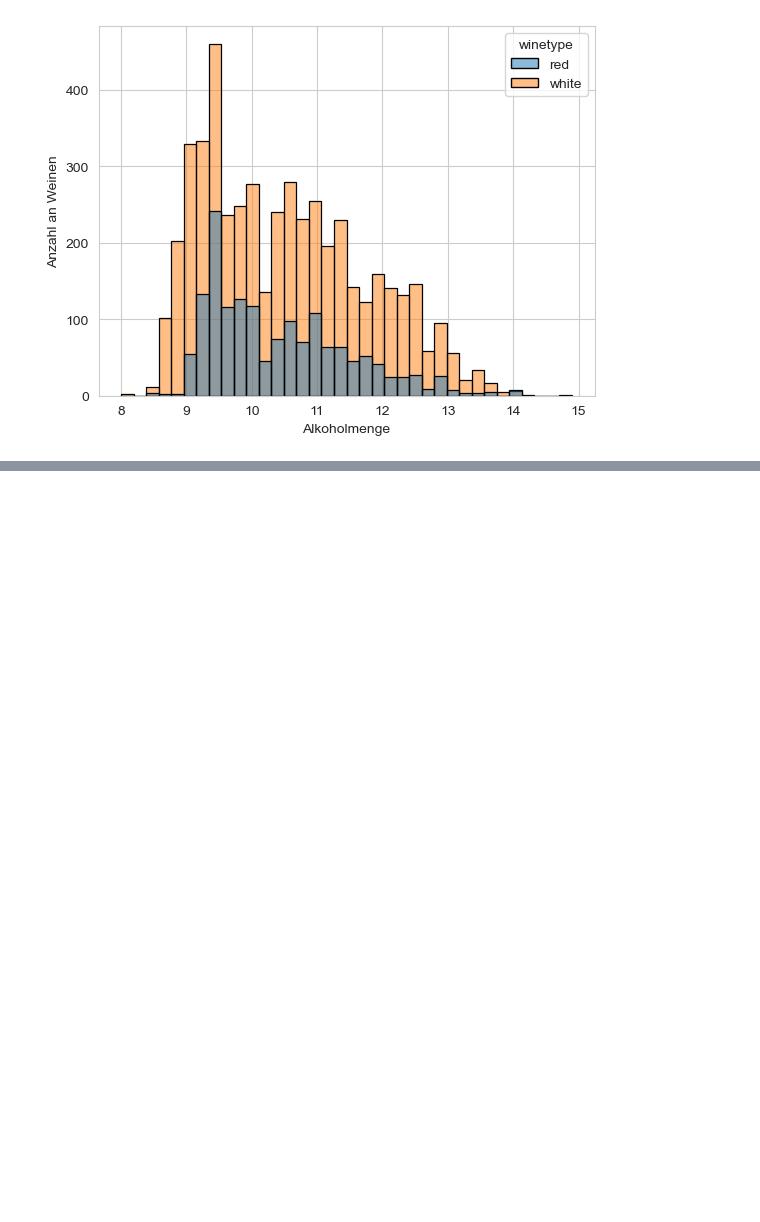
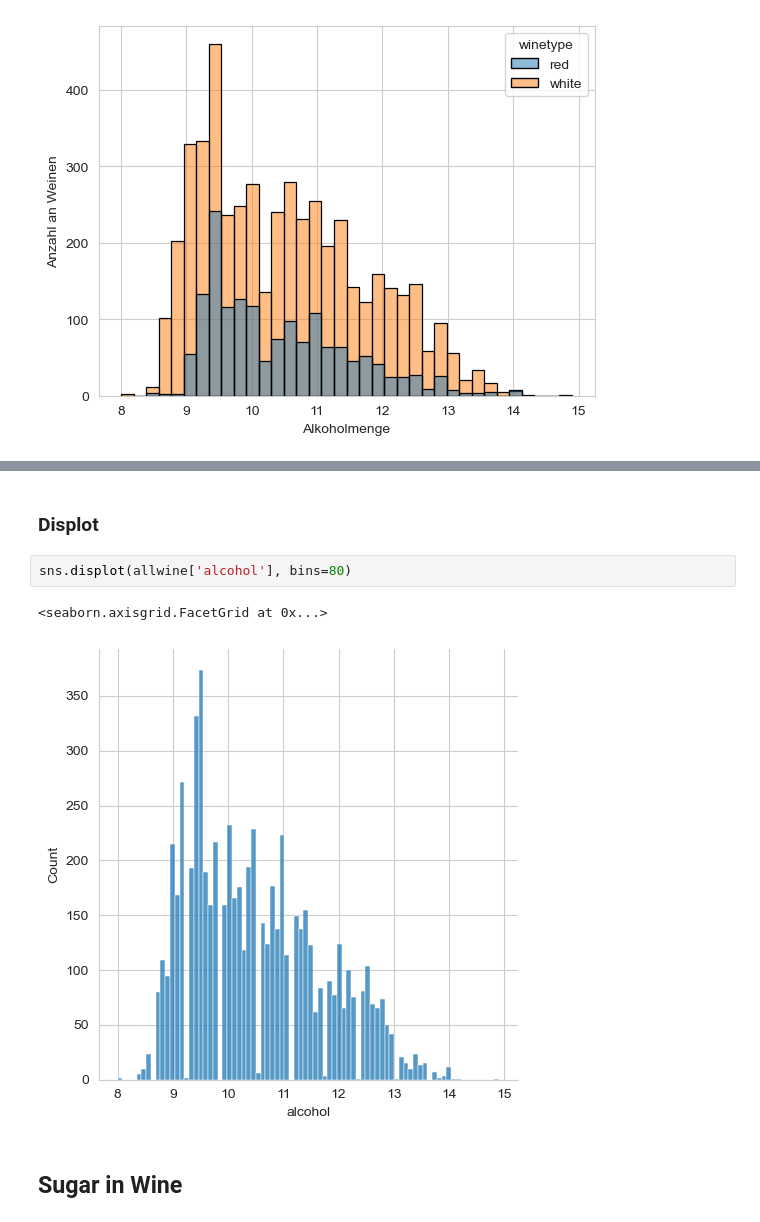
Before and after one commit to katybyte3000/Academy_Excercises, a Jupyter notebook: Project_02/sprint02/projekt02_sprint01-Dataexploration_Experimente.ipynb, the cells around one changed output, grey strips where cells are left out. Cells and saved outputs as stored; diff of their text form; blank space fills up the shorter version.

```diff
--- a/Project_02/sprint02/projekt02_sprint01-Dataexploration_Experimente.ipynb
+++ b/Project_02/sprint02/projekt02_sprint01-Dataexploration_Experimente.ipynb
@@ -358,0 +408,9 @@ plt.show()
+# %% [markdown]
+### Displot
+# %%
+sns.displot(allwine['alcohol'], bins=80)
+# %% [output]
+<seaborn.axisgrid.FacetGrid at 0x...>
+[figure, added]
+# %% [markdown]
+## Sugar in Wine
```
Also changed, not shown: parts of 22 cells of this notebook.
